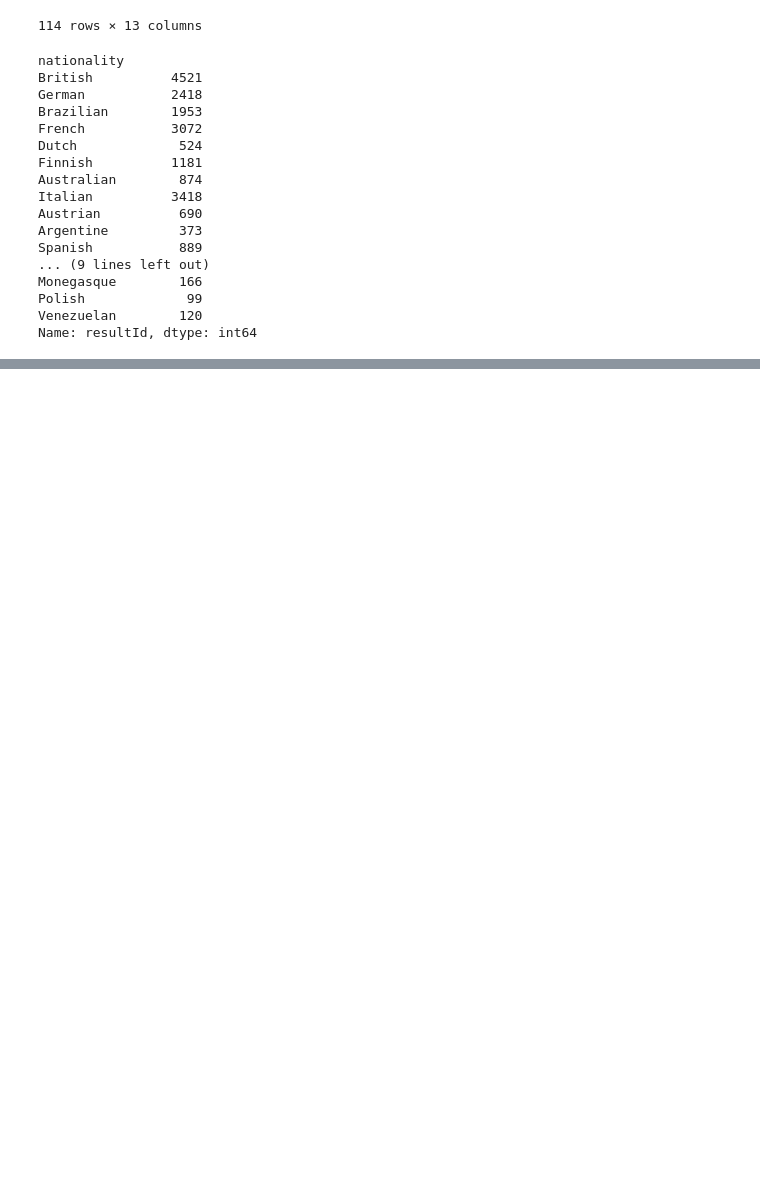
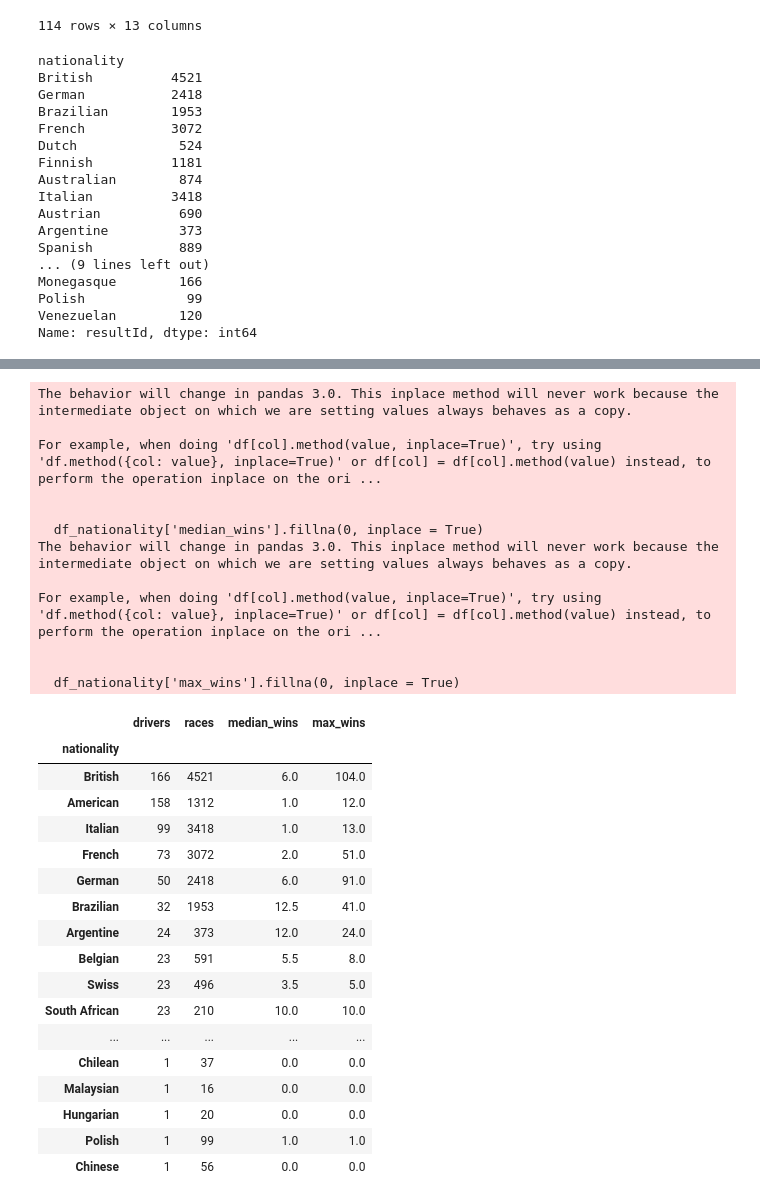
Before and after one commit to Luwate/f1-championship-analysis, a Jupyter notebook: index.ipynb, the cells around one changed output, grey strips where cells are left out. Cells and saved outputs as stored; diff of their text form; code cells hidden in the pictures; blank space fills up the shorter version.

```diff
--- a/index.ipynb
+++ b/index.ipynb
@@ -321,0 +415,42 @@ Name: resultId, dtype: int64
+# %%
+df_nationality = drivers_df['nationality'].value_counts()
+df_nationality = pd.DataFrame(df_nationality)
+df_nationality = df_nationality.merge(pd.DataFrame((results_df.merge(drivers_df, on='driverId')).groupby('nationality').count()['constructorId']), on='nationality')
+df_nationality = df_nationality.merge(pd.DataFrame(df_overall.groupby('nationality').median(numeric_only = True)['wins']), on='nationality', how='left')
+df_nationality.rename(columns = {'constructorId': 'races', 'count': 'drivers', 'wins': 'median_wins'}, inplace=True)
+df_nationality = df_nationality.merge(pd.DataFrame(df_overall.groupby('nationality').max(numeric_only=True)['wins']), on='nationality', how='left')
+df_nationality.rename(columns={'wins':'max_wins'}, inplace=True)
+df_nationality['median_wins'].fillna(0, inplace = True)
+df_nationality['max_wins'].fillna(0, inplace = True)
+df_nationality
+# %% [output]
+The behavior will change in pandas 3.0. This inplace method will never work because the intermediate object on which we are setting values always behaves as a copy.
+
+For example, when doing 'df[col].method(value, inplace=True)', try using 'df.method({col: value}, inplace=True)' or df[col] = df[col].method(value) instead, to perform the operation inplace on the ori ...
+
+
+  df_nationality['median_wins'].fillna(0, inplace = True)
+The behavior will change in pandas 3.0. This inplace method will never work because the intermediate object on which we are setting values always behaves as a copy.
+
+For example, when doing 'df[col].method(value, inplace=True)', try using 'df.method({col: value}, inplace=True)' or df[col] = df[col].method(value) instead, to perform the operation inplace on the ori ...
+
+
+  df_nationality['max_wins'].fillna(0, inplace = True)
+|  | drivers | races | median_wins | max_wins |
+| nationality |  |  |  |  |
+| British | 166 | 4521 | 6.0 | 104.0 |
+| American | 158 | 1312 | 1.0 | 12.0 |
+| Italian | 99 | 3418 | 1.0 | 13.0 |
+| French | 73 | 3072 | 2.0 | 51.0 |
+| German | 50 | 2418 | 6.0 | 91.0 |
+| Brazilian | 32 | 1953 | 12.5 | 41.0 |
+| Argentine | 24 | 373 | 12.0 | 24.0 |
+| Belgian | 23 | 591 | 5.5 | 8.0 |
+| Swiss | 23 | 496 | 3.5 | 5.0 |
+| South African | 23 | 210 | 10.0 | 10.0 |
+| ... | ... | ... | ... | ... |
+| Chilean | 1 | 37 | 0.0 | 0.0 |
+| Malaysian | 1 | 16 | 0.0 | 0.0 |
+| Hungarian | 1 | 20 | 0.0 | 0.0 |
+| Polish | 1 | 99 | 1.0 | 1.0 |
+| Chinese | 1 | 56 | 0.0 | 0.0 |
```
Also changed, not shown: parts of 13 cells of this notebook.
